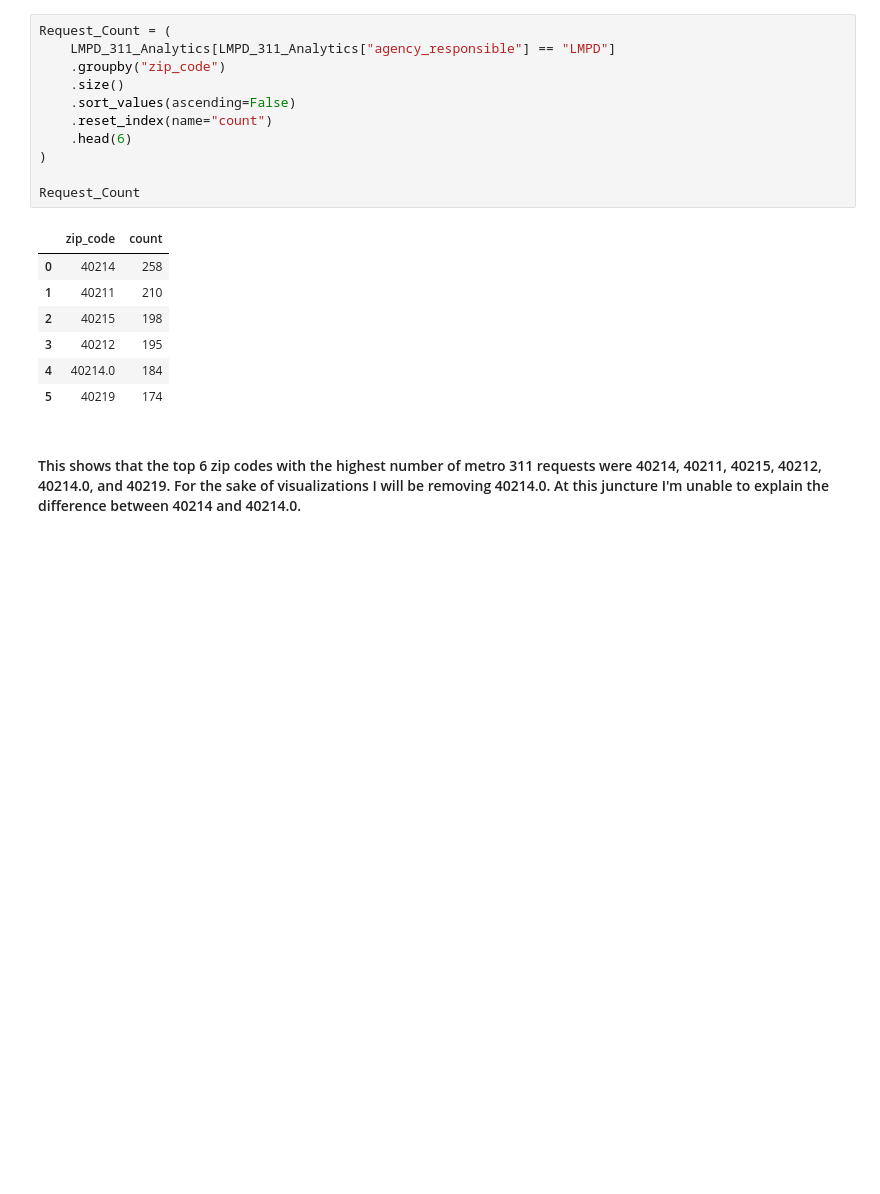
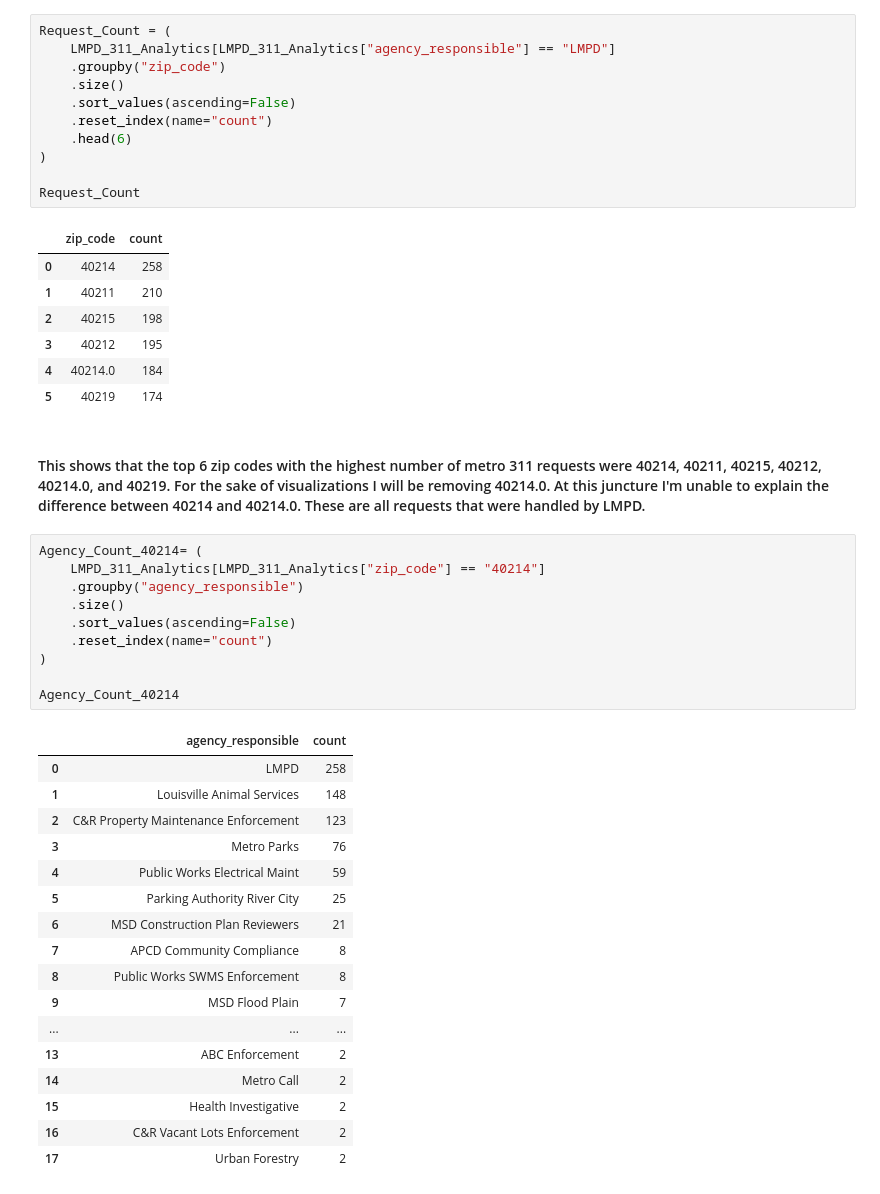
Before and after one commit to ZakM2000/Criminal_Analysis, a Jupyter notebook: Notebooks/LMPD_Crime_Analytics.ipynb, the cells around one changed output. Saved outputs shown, nothing was run; the diff lists cells and outputs as text; blank space fills up the shorter version.

Commit message:
Added a few tables to confirm that LMPD responded to the largest number of metro 311 requests

```diff
--- a/Notebooks/LMPD_Crime_Analytics.ipynb
+++ b/Notebooks/LMPD_Crime_Analytics.ipynb
@@ -1096,4 +1102,32 @@ Request_Count
 | 4 | 40214.0 | 184 |
 | 5 | 40219 | 174 |
 # %% [markdown]
-#### This shows that the top 6 zip codes with the highest number of metro 311 requests were 40214, 40211, 40215, 40212, 40214.0, and 40219. For the sake of visualizations I will be removing 40214.0. At this juncture I'm unable to explain the difference between 40214 and 40214.0. ####
+#### This shows that the top 6 zip codes with the highest number of metro 311 requests were 40214, 40211, 40215, 40212, 40214.0, and 40219. For the sake of visualizations I will be removing 40214.0. At this juncture I'm unable to explain the difference between 40214 and 40214.0. These are all requests that were handled by LMPD. ####
+# %%
+Agency_Count_40214= (
+    LMPD_311_Analytics[LMPD_311_Analytics["zip_code"] == "40214"]
+    .groupby("agency_responsible")
+    .size()
+    .sort_values(ascending=False)
+    .reset_index(name="count")
+)
+
+Agency_Count_40214
+# %% [output]
+|  | agency_responsible | count |
+| 0 | LMPD | 258 |
+| 1 | Louisville Animal Services | 148 |
+| 2 | C&R Property Maintenance Enforcement | 123 |
+| 3 | Metro Parks | 76 |
+| 4 | Public Works Electrical Maint | 59 |
+| 5 | Parking Authority River City | 25 |
+| 6 | MSD Construction Plan Reviewers | 21 |
+| 7 | APCD Community Compliance | 8 |
+| 8 | Public Works SWMS Enforcement | 8 |
+| 9 | MSD Flood Plain | 7 |
+| ... | ... | ... |
+| 13 | ABC Enforcement | 2 |
+| 14 | Metro Call | 2 |
+| 15 | Health Investigative | 2 |
+| 16 | C&R Vacant Lots Enforcement | 2 |
+| 17 | Urban Forestry | 2 |
```
Also changed, not shown: parts of 10 cells of this notebook.
